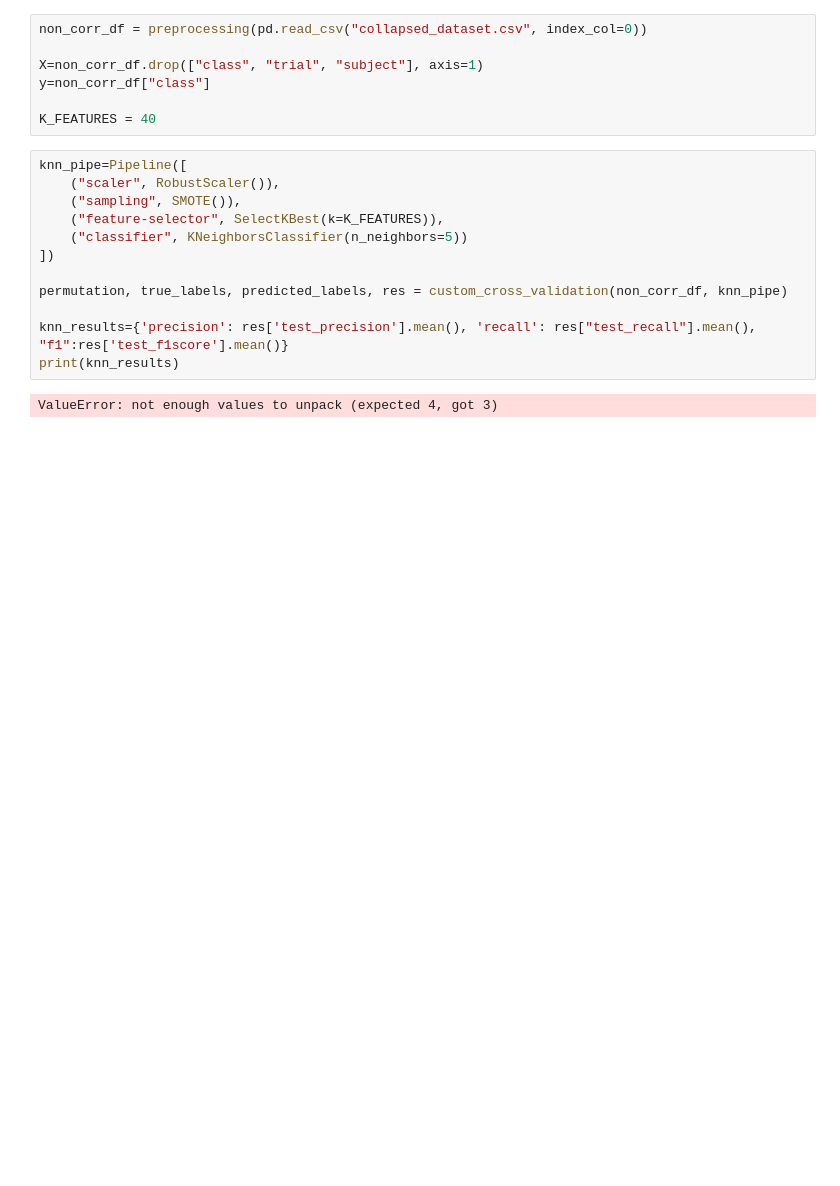
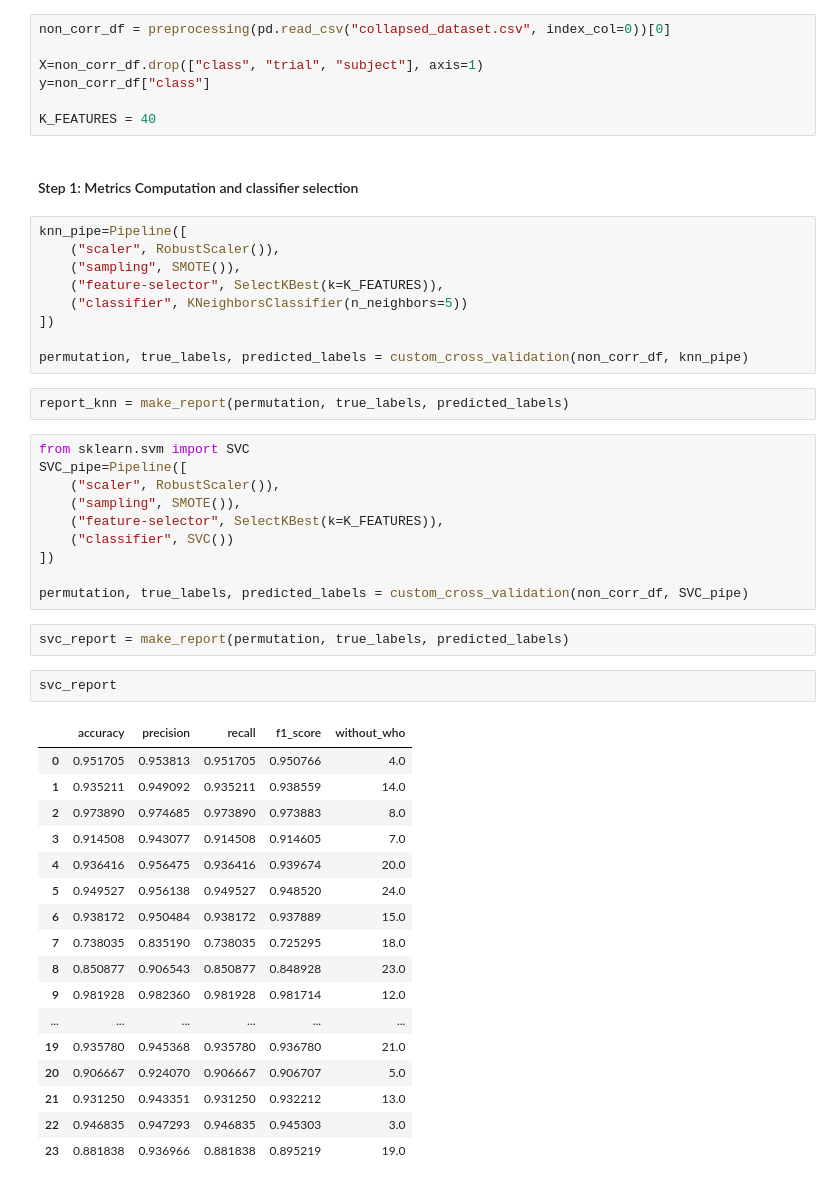
Before and after one commit to Sgazzirro/DataMiningFinale, a Jupyter notebook: LavorettiFinali/classifiers_comparison2.ipynb, the cells around one changed output. Drawn from its saved outputs; the diff is of its cells as text; blank space fills up the shorter version.

```diff
--- a/LavorettiFinali/classifiers_comparison2.ipynb
+++ b/LavorettiFinali/classifiers_comparison2.ipynb
@@ -15,10 +12,12 @@ from creation_functions.utilities import create_time_series, preprocessing, cust
 # %%
-non_corr_df = preprocessing(pd.read_csv("collapsed_dataset.csv", index_col=0))
+non_corr_df = preprocessing(pd.read_csv("collapsed_dataset.csv", index_col=0))[0]
 
 X=non_corr_df.drop(["class", "trial", "subject"], axis=1)
 y=non_corr_df["class"]
 
 K_FEATURES = 40
+# %% [markdown]
+#### Step 1: Metrics Computation and classifier selection
 # %%
 knn_pipe=Pipeline([
     ("scaler", RobustScaler()),
@@ -27,9 +26,38 @@ knn_pipe=Pipeline([
     ("classifier", KNeighborsClassifier(n_neighbors=5))
 ])
 
-permutation, true_labels, predicted_labels, res = custom_cross_validation(non_corr_df, knn_pipe)
-
-knn_results={'precision': res['test_precision'].mean(), 'recall': res["test_recall"].mean(), "f1":res['test_f1score'].mean()}
-print(knn_results)
+permutation, true_labels, predicted_labels = custom_cross_validation(non_corr_df, knn_pipe)
-# %% [output]
-ValueError: not enough values to unpack (expected 4, got 3)
+# %%
+report_knn = make_report(permutation, true_labels, predicted_labels)
+# %%
+from sklearn.svm import SVC
+SVC_pipe=Pipeline([
+    ("scaler", RobustScaler()),
+    ("sampling", SMOTE()),
+    ("feature-selector", SelectKBest(k=K_FEATURES)),
+    ("classifier", SVC())
+])
+
+permutation, true_labels, predicted_labels = custom_cross_validation(non_corr_df, SVC_pipe)
+# %%
+svc_report = make_report(permutation, true_labels, predicted_labels)
+# %%
+svc_report
+# %% [output]
+|  | accuracy | precision | recall | f1_score | without_who |
+| 0 | 0.951705 | 0.953813 | 0.951705 | 0.950766 | 4.0 |
+| 1 | 0.935211 | 0.949092 | 0.935211 | 0.938559 | 14.0 |
+| 2 | 0.973890 | 0.974685 | 0.973890 | 0.973883 | 8.0 |
+| 3 | 0.914508 | 0.943077 | 0.914508 | 0.914605 | 7.0 |
+| 4 | 0.936416 | 0.956475 | 0.936416 | 0.939674 | 20.0 |
+| 5 | 0.949527 | 0.956138 | 0.949527 | 0.948520 | 24.0 |
+| 6 | 0.938172 | 0.950484 | 0.938172 | 0.937889 | 15.0 |
+| 7 | 0.738035 | 0.835190 | 0.738035 | 0.725295 | 18.0 |
+| 8 | 0.850877 | 0.906543 | 0.850877 | 0.848928 | 23.0 |
+| 9 | 0.981928 | 0.982360 | 0.981928 | 0.981714 | 12.0 |
+| ... | ... | ... | ... | ... | ... |
+| 19 | 0.935780 | 0.945368 | 0.935780 | 0.936780 | 21.0 |
+| 20 | 0.906667 | 0.924070 | 0.906667 | 0.906707 | 5.0 |
+| 21 | 0.931250 | 0.943351 | 0.931250 | 0.932212 | 13.0 |
+| 22 | 0.946835 | 0.947293 | 0.946835 | 0.945303 | 3.0 |
+| 23 | 0.881838 | 0.936966 | 0.881838 | 0.895219 | 19.0 |
```
Also changed, not shown: parts of 22 cells of this notebook, 5 other files.
